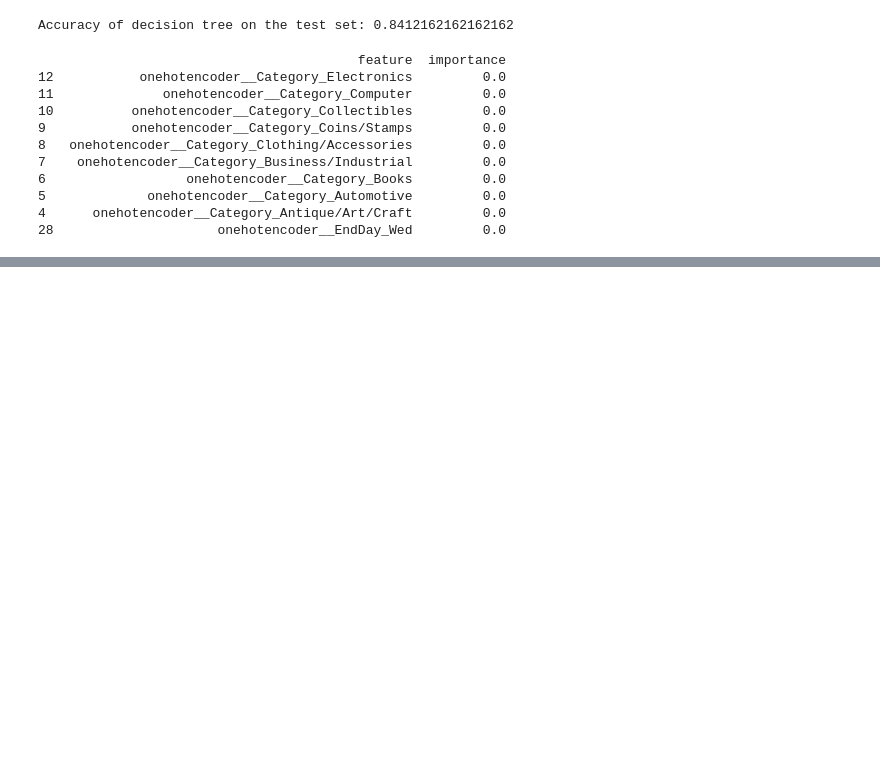
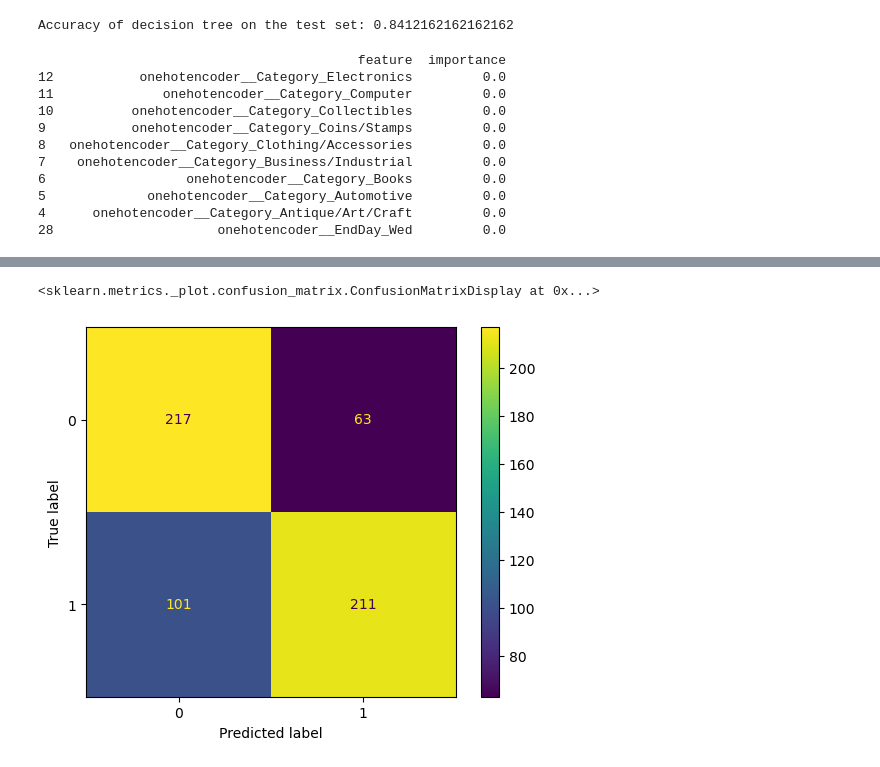
Before and after one commit to Jitao-Z/RSM8413_Case_1, a Jupyter notebook: case_1_analysis.ipynb, the cells around one changed output, grey strips where cells are left out. Saved outputs shown, nothing was run; the diff lists cells and outputs as text; code cells hidden in the pictures; blank space fills up the shorter version.

```diff
--- a/case_1_analysis.ipynb
+++ b/case_1_analysis.ipynb
@@ -620,0 +643,3 @@ print(feature_importance_df.tail(10))  # least 10 important features
+# %%
+num_prac = ["SellerRating", "Duration", "OpenPrice"]
+cat_prac = ["Category", "EndDay"]
@@ -620,0 +718,9 @@ print(feature_importance_df.tail(10))  # least 10 important features
+# %%
+# confusion matrix
+y_prac_pred = pipe_dt_prac_best.predict(X_test_prac)
+
+cm = confusion_matrix(y_test, y_prac_pred)
+ConfusionMatrixDisplay.from_predictions(y_test, y_prac_pred)
+# %% [output]
+<sklearn.metrics._plot.confusion_matrix.ConfusionMatrixDisplay at 0x...>
+[figure, added]
```
Also changed, not shown: parts of 21 cells of this notebook.
